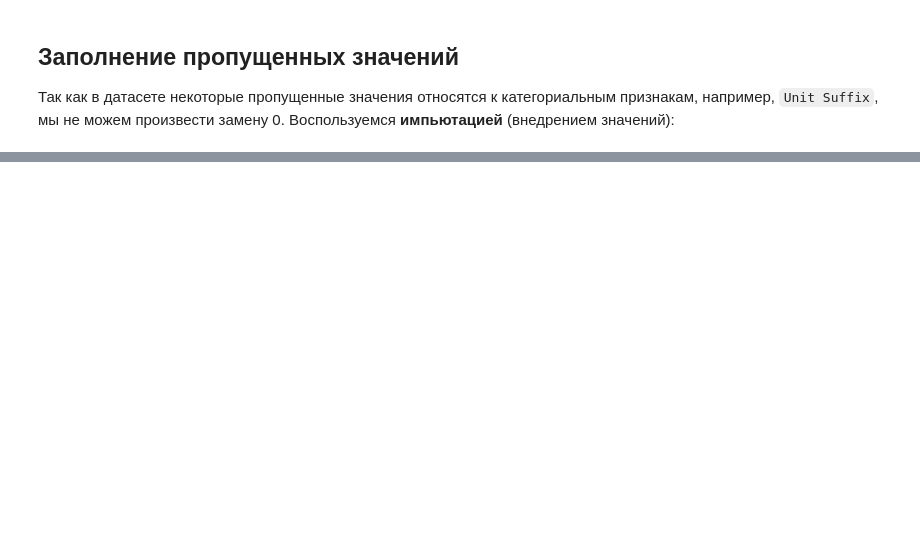
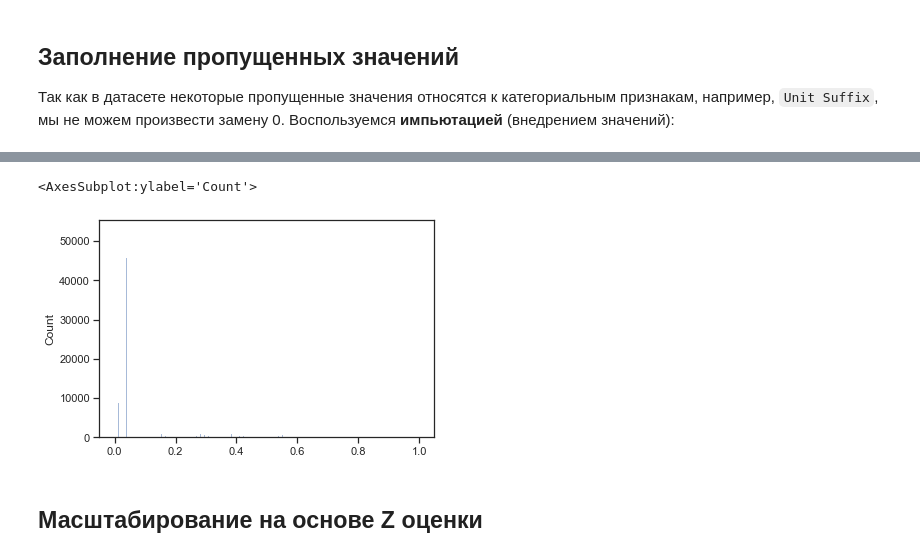
Before and after one commit to ugapanyuk/ml_course_2022, a Jupyter notebook: tmo/MachineLearningTechnologies__Labs/MachineLearningTechnologies__Lab2/Lab2.ipynb, the cells around one changed output, grey strips where cells are left out. Drawn from its saved outputs; the diff is of its cells as text; code cells hidden in the pictures; blank space fills up the shorter version.

```diff
--- a/tmo/MachineLearningTechnologies__Labs/MachineLearningTechnologies__Lab2/Lab2.ipynb
+++ b/tmo/MachineLearningTechnologies__Labs/MachineLearningTechnologies__Lab2/Lab2.ipynb
@@ -315,0 +516,10 @@ for plot_num, method in enumerate(methods):
+# %%
+minmax_scaler = MinMaxScaler()
+minmax_scaled_data = minmax_scaler.fit_transform(data[['Number of Existing Stories']])
+# %%
+sns.histplot(minmax_scaled_data, legend=False)
+# %% [output]
+<AxesSubplot:ylabel='Count'>
+[figure, added]
+# %% [markdown]
+## Масштабирование на основе Z оценки
```
Also changed, not shown: parts of 62 cells of this notebook.
